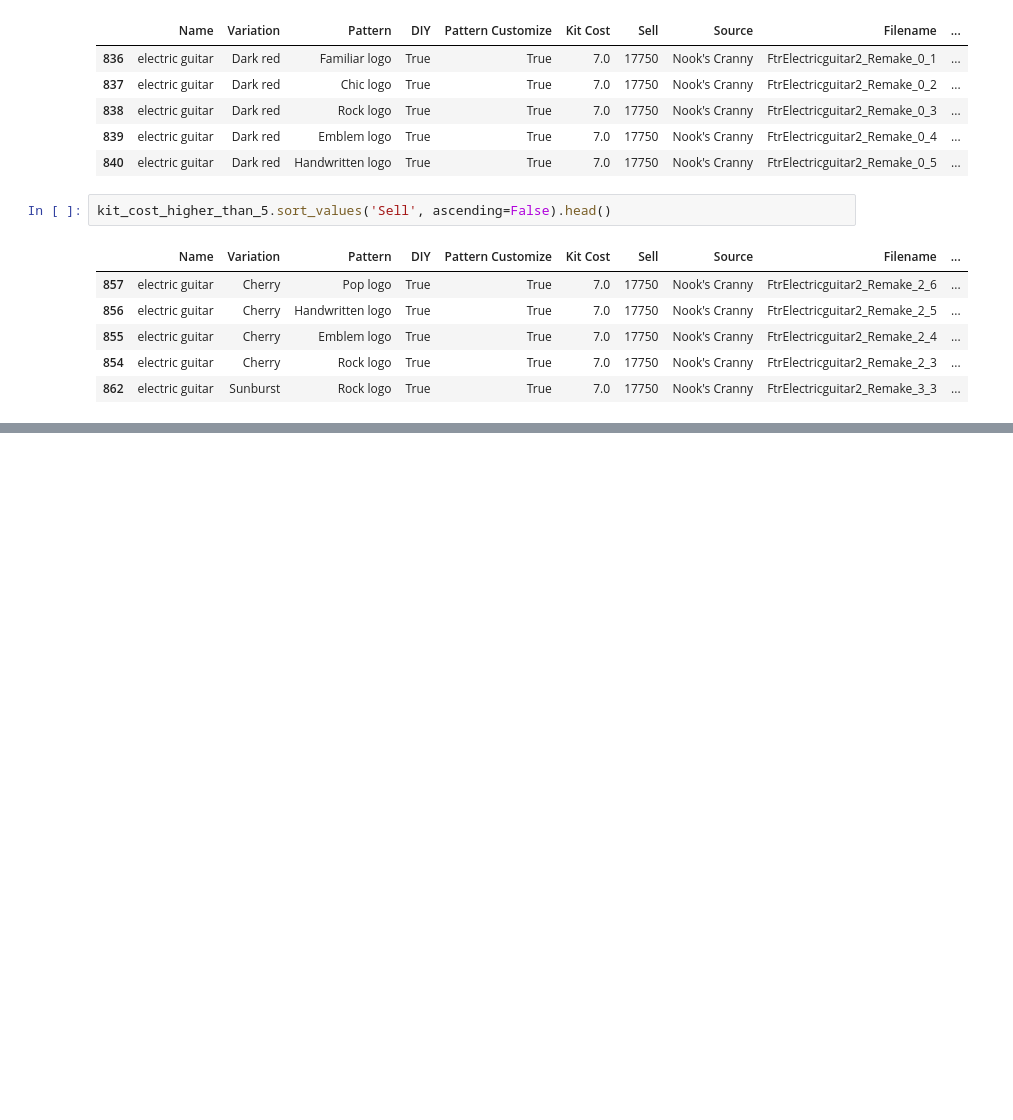
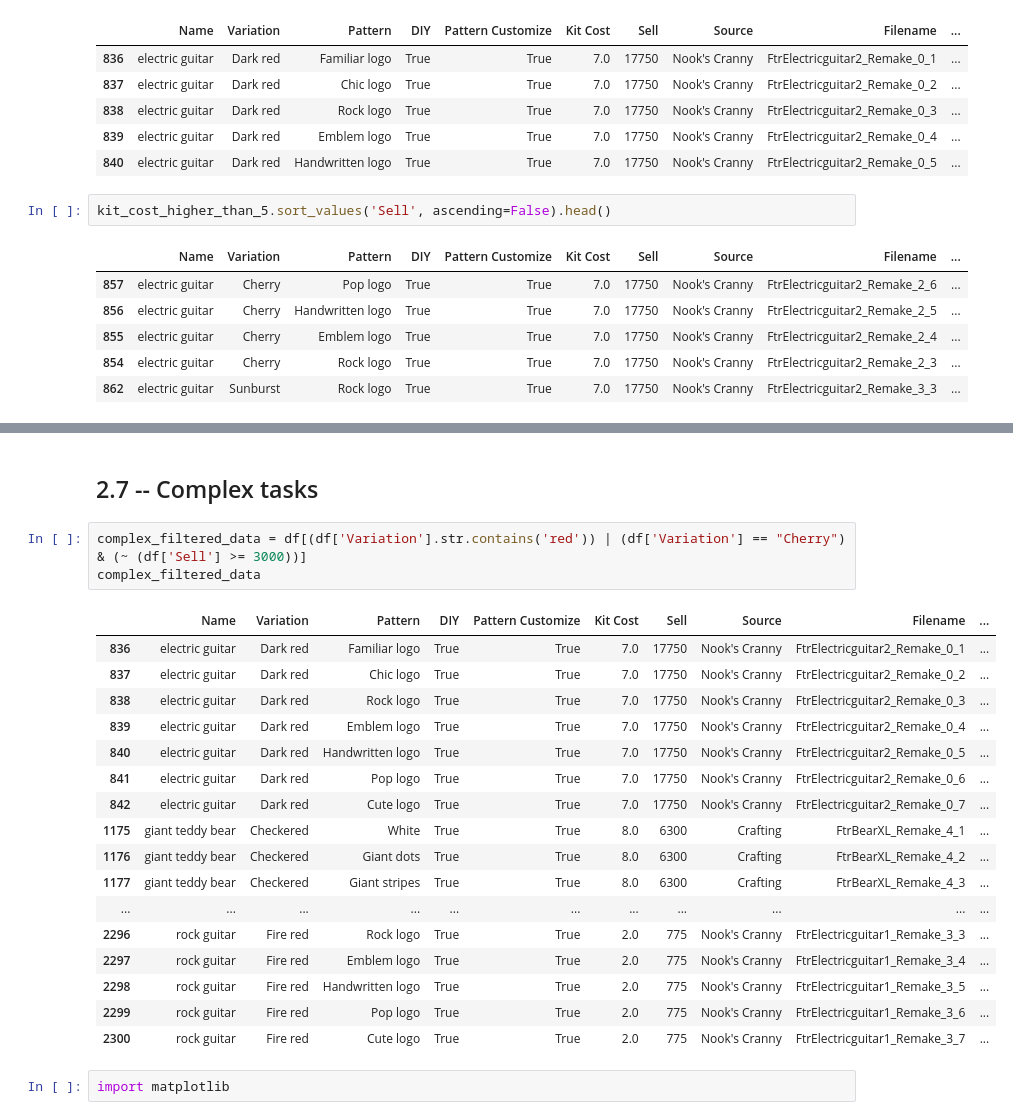
Before and after one commit to OnishchenkoDaria/data-processing-labs, a Jupyter notebook: sample.ipynb, the cells around one changed output, grey strips where cells are left out. Saved outputs shown, nothing was run; the diff lists cells and outputs as text; blank space fills up the shorter version.

```diff
--- a/sample.ipynb
+++ b/sample.ipynb
@@ -252,0 +278,25 @@ kit_cost_higher_than_5.sort_values('Sell', ascending=False).head()
+# %% [markdown]
+## 2.7 -- Complex tasks
+# %%
+complex_filtered_data = df[(df['Variation'].str.contains('red')) | (df['Variation'] == "Cherry") & (~ (df['Sell'] >= 3000))]
+complex_filtered_data
+# %% [output]
+|  | Name | Variation | Pattern | DIY | Pattern Customize | Kit Cost | Sell | Source | Filename | ... |
+| 836 | electric guitar | Dark red | Familiar logo | True | True | 7.0 | 17750 | Nook's Cranny | FtrElectricguitar2_Remake_0_1 | ... |
+| 837 | electric guitar | Dark red | Chic logo | True | True | 7.0 | 17750 | Nook's Cranny | FtrElectricguitar2_Remake_0_2 | ... |
+| 838 | electric guitar | Dark red | Rock logo | True | True | 7.0 | 17750 | Nook's Cranny | FtrElectricguitar2_Remake_0_3 | ... |
+| 839 | electric guitar | Dark red | Emblem logo | True | True | 7.0 | 17750 | Nook's Cranny | FtrElectricguitar2_Remake_0_4 | ... |
+| 840 | electric guitar | Dark red | Handwritten logo | True | True | 7.0 | 17750 | Nook's Cranny | FtrElectricguitar2_Remake_0_5 | ... |
+| 841 | electric guitar | Dark red | Pop logo | True | True | 7.0 | 17750 | Nook's Cranny | FtrElectricguitar2_Remake_0_6 | ... |
+| 842 | electric guitar | Dark red | Cute logo | True | True | 7.0 | 17750 | Nook's Cranny | FtrElectricguitar2_Remake_0_7 | ... |
+| 1175 | giant teddy bear | Checkered | White | True | True | 8.0 | 6300 | Crafting | FtrBearXL_Remake_4_1 | ... |
+| 1176 | giant teddy bear | Checkered | Giant dots | True | True | 8.0 | 6300 | Crafting | FtrBearXL_Remake_4_2 | ... |
+| 1177 | giant teddy bear | Checkered | Giant stripes | True | True | 8.0 | 6300 | Crafting | FtrBearXL_Remake_4_3 | ... |
+| ... | ... | ... | ... | ... | ... | ... | ... | ... | ... | ... |
+| 2296 | rock guitar | Fire red | Rock logo | True | True | 2.0 | 775 | Nook's Cranny | FtrElectricguitar1_Remake_3_3 | ... |
+| 2297 | rock guitar | Fire red | Emblem logo | True | True | 2.0 | 775 | Nook's Cranny | FtrElectricguitar1_Remake_3_4 | ... |
+| 2298 | rock guitar | Fire red | Handwritten logo | True | True | 2.0 | 775 | Nook's Cranny | FtrElectricguitar1_Remake_3_5 | ... |
+| 2299 | rock guitar | Fire red | Pop logo | True | True | 2.0 | 775 | Nook's Cranny | FtrElectricguitar1_Remake_3_6 | ... |
+| 2300 | rock guitar | Fire red | Cute logo | True | True | 2.0 | 775 | Nook's Cranny | FtrElectricguitar1_Remake_3_7 | ... |
+# %%
+import matplotlib
```
Also changed, not shown: parts of 6 cells of this notebook, 1 other file.
